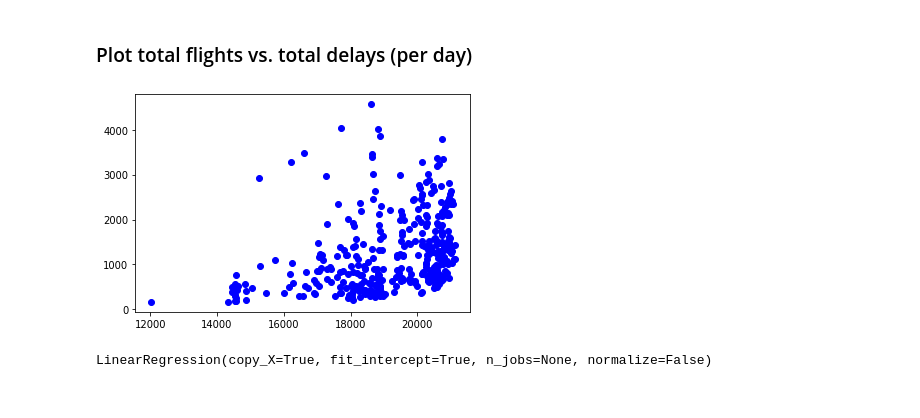
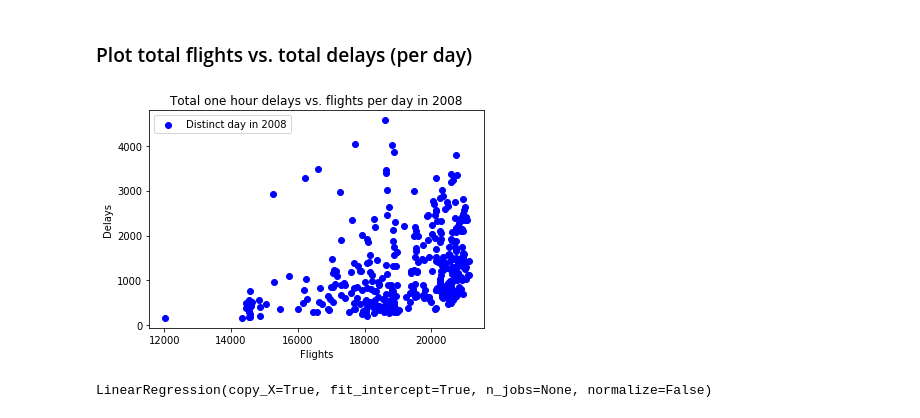
Before and after one commit to daniellicht13/caobd_final, a Jupyter notebook: flights_vs_delays_per_day.ipynb, the cells around one changed output. Drawn from its saved outputs; the diff is of its cells as text; code cells hidden in the pictures.

```diff
--- a/flights_vs_delays_per_day.ipynb
+++ b/flights_vs_delays_per_day.ipynb
@@ -93,11 +93,15 @@ WHERE CAST(ontime."DayofMonth" AS INTEGER) = ? AND CAST(ontime."Month" AS INTEGE
 2019-11-26 19:52:05,421 INFO sqlalchemy.engine.base.Engine (31, 12, 2008)
 # %% [markdown]
 ### Plot total flights vs. total delays (per day)
-# %%
-plt.scatter(y_1, x_1, color='b')
-plt.show()
-# %% [output]
-[figure, removed]
+# %%
+plt.scatter(y_1, x_1, color='b', label="Distinct day in 2008")
+plt.title("Total one hour delays vs. flights per day in 2008")
+plt.xlabel("Flights")
+plt.ylabel("Delays")
+plt.legend(loc=0)
+plt.show()
+# %% [output]
+[figure, added]
 # %%
 from sklearn.model_selection import train_test_split
 from sklearn.linear_model import LinearRegression
```
Also changed, not shown: parts of 6 cells of this notebook, 2 other files.
